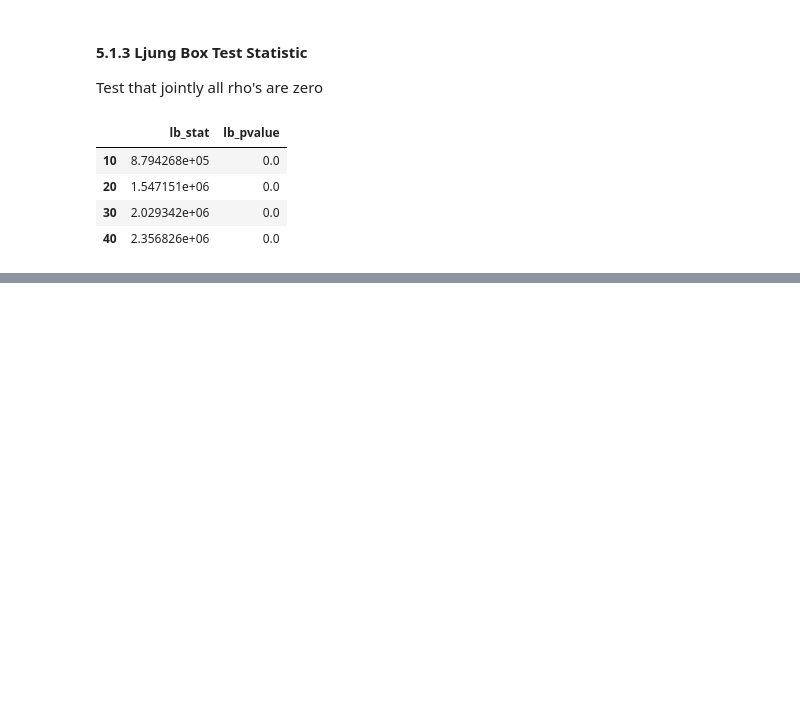
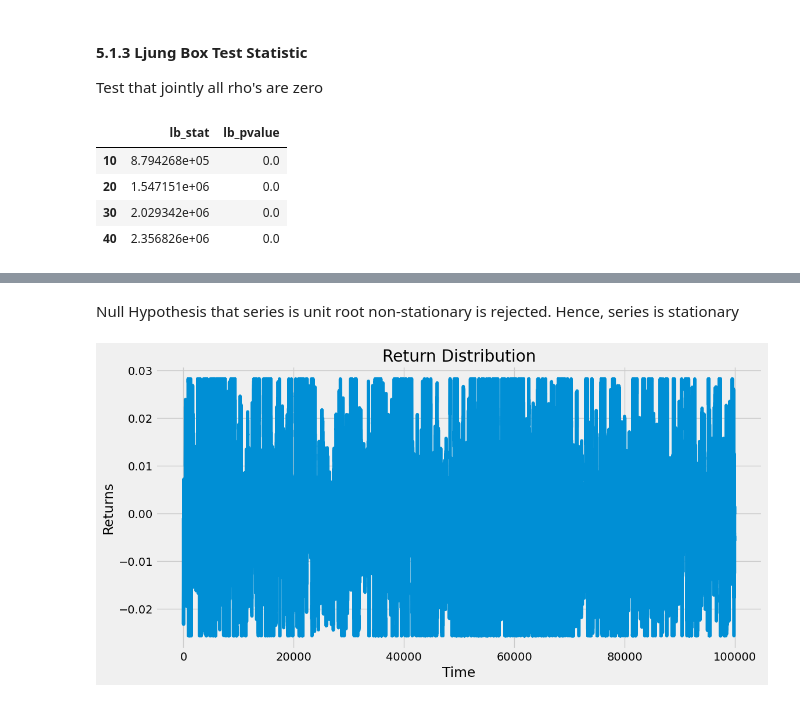
Before and after one commit to anshul96go/quant, a Jupyter notebook: TS_millennium/EDA.ipynb, the cells around one changed output, grey strips where cells are left out. Saved outputs shown, nothing was run; the diff lists cells and outputs as text; code cells hidden in the pictures; blank space fills up the shorter version.

```diff
--- a/TS_millennium/EDA.ipynb
+++ b/TS_millennium/EDA.ipynb
@@ -285,0 +342,2 @@ sm.stats.acorr_ljungbox(ret, lags=[10,20,30,40], return_df=True)
+# %% [markdown]
+Null Hypothesis that series is unit root non-stationary is rejected. Hence, series is stationary
@@ -285,0 +350,10 @@ sm.stats.acorr_ljungbox(ret, lags=[10,20,30,40], return_df=True)
+# %%
+### Winsorize
+from scipy.stats.mstats import winsorize
+win_ret = winsorize(ret,(0.05,0.05))
+win_ret = pd.Series(win_ret)
+# %%
+# series plot
+ts_plot(win_ret)
+# %% [output]
+[figure, added]
```
Also changed, not shown: parts of 38 cells of this notebook, 3 other files.
